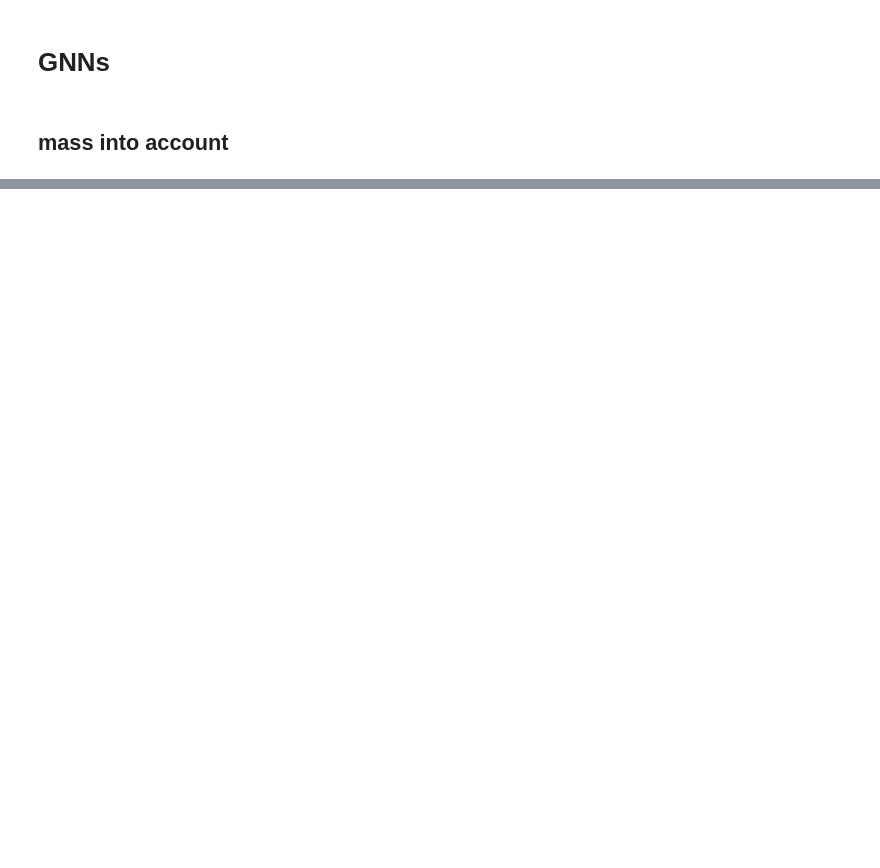
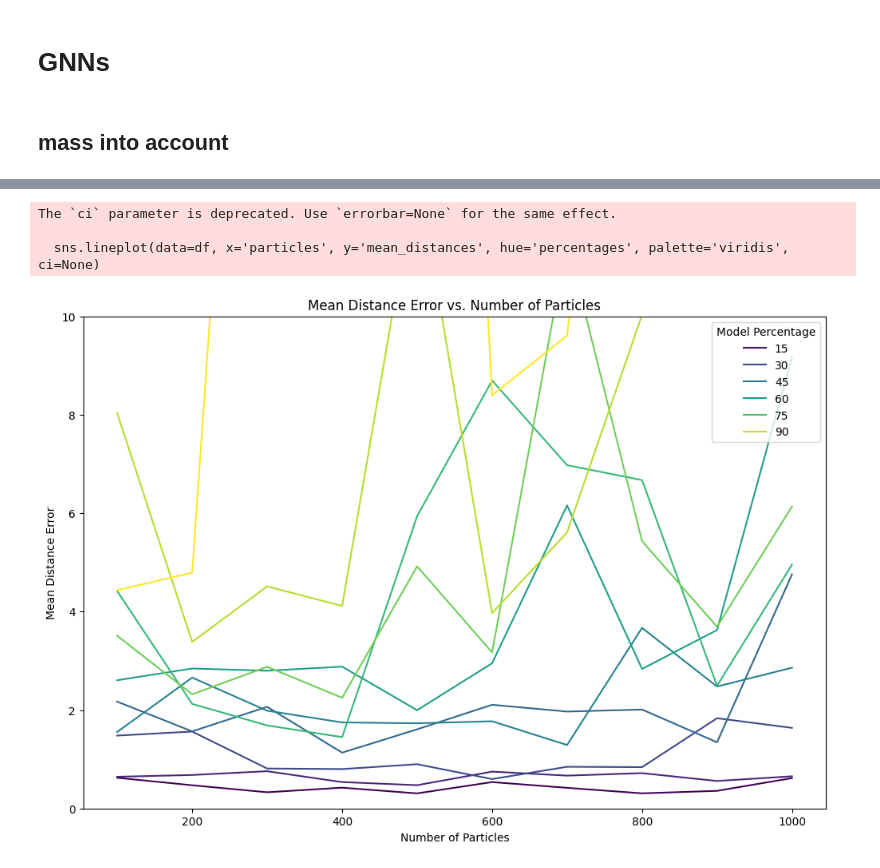
Before and after one commit to bikuta6/nbody-deep-sim, a Jupyter notebook: gnns.ipynb, the cells around one changed output, grey strips where cells are left out. Saved outputs shown, nothing was run; the diff lists cells and outputs as text; code cells hidden in the pictures; blank space fills up the shorter version.

```diff
--- a/gnns.ipynb
+++ b/gnns.ipynb
@@ -389,0 +457,16 @@ Prediction time: 4.77s
+# %%
+# for every number of particles, plot the mean distance error for different percentages of simulation as well as ground truth
+plt.figure(figsize=(12, 8))
+sns.lineplot(data=df, x='particles', y='mean_distances', hue='percentages', palette='viridis', ci=None)
+
+plt.title('Mean Distance Error vs. Number of Particles')
+plt.xlabel('Number of Particles')
+plt.ylabel('Mean Distance Error')
+plt.legend(title='Model Percentage')
+plt.ylim(0, 10)
+plt.show()
+# %% [output]
+The `ci` parameter is deprecated. Use `errorbar=None` for the same effect.
+
+  sns.lineplot(data=df, x='particles', y='mean_distances', hue='percentages', palette='viridis', ci=None)
+[figure, added]
```
Also changed, not shown: parts of 7 cells of this notebook, 4 other files.
